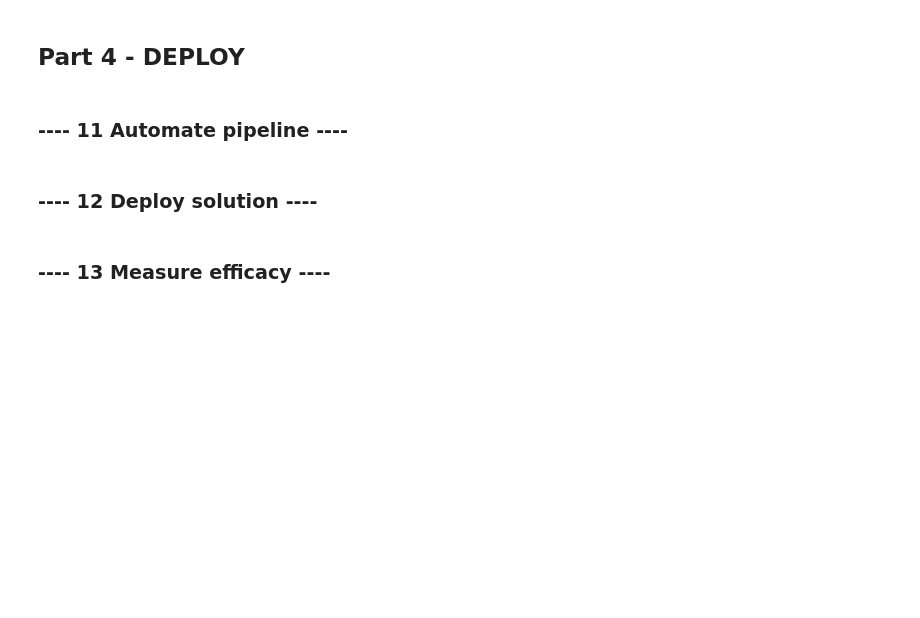
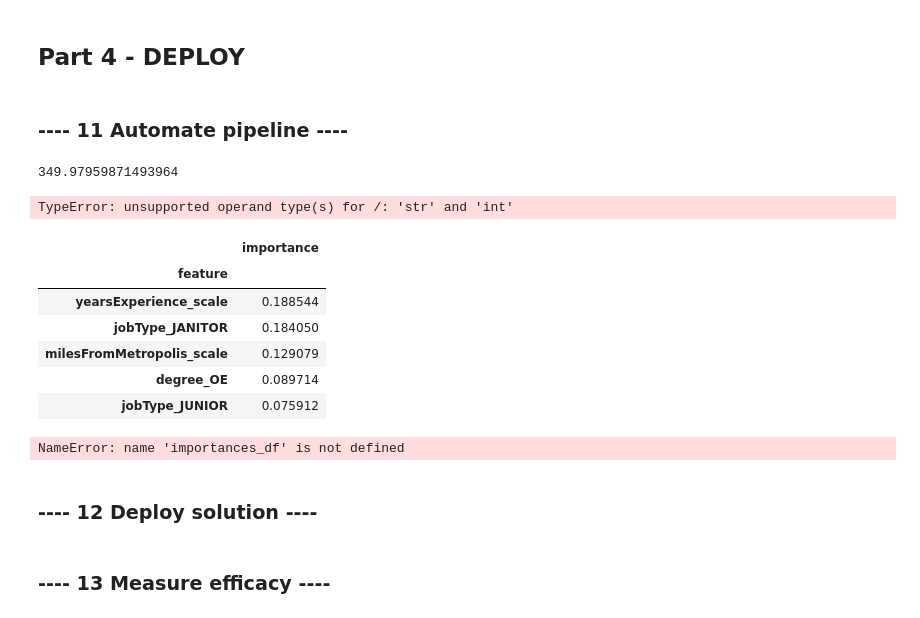
Before and after one commit to gaworecki5/salary_prediction_portfolio, a Jupyter notebook: salary_prediction_notebook.ipynb, the cells around one changed output. Saved outputs shown, nothing was run; the diff lists cells and outputs as text; code cells hidden in the pictures; blank space fills up the shorter version.

```diff
--- a/salary_prediction_notebook.ipynb
+++ b/salary_prediction_notebook.ipynb
@@ -579,0 +537,14 @@ metrics.SCORERS
+# %%
+# tune random forest regressor hyperparameters
+# max features - general rule = np.sqrt(features.shape[1])
+param_dist = {"n_estimators":sp_randint(60, 150),
+              "max_depth": sp_randint(3, 10),
+              "max_features": sp_randint(3, 20),
+              "min_samples_split": sp_randint(6, 20),}
+
+n_iter_search = 10
+random_search_rf = model_select.RandomizedSearchCV(model_rf, param_distributions=param_dist,
+                                n_jobs =1, verbose=5, n_iter=n_iter_search, cv=3, iid=True
+                                               ,scoring='neg_mean_squared_error')
+
+random_search_rf.fit(features, target)
@@ -583,0 +617,16 @@ metrics.SCORERS
+# %%
+# specify parameters and distributions to sample from
+param_dist = {"n_estimators":sp_randint(60, 150),
+              "max_depth": sp_randint(3, 10),
+              "max_features": sp_randint(3, 20),
+              "min_samples_split": sp_randint(6, 20),}
+
+# run randomized search
+n_iter_search = 20
+random_search_gbr = model_select.RandomizedSearchCV(model_gbr, param_distributions=param_dist,
+                                n_jobs =1, verbose=5, n_iter=n_iter_search, cv=3, iid=True
+                                               ,scoring='neg_mean_squared_error')
+
+start = time.time()
+random_search_gbr.fit(features, target)
+#print('RandomizeSearchCV took {} seconds to run for {} iterations'.format(time.time()-start, n_iter_search))
@@ -590,0 +698,27 @@ metrics.SCORERS
+# %%
+best_model = random_search_gbr.best_estimator_
+model_fit = best_model.fit(features, target)
+# %%
+metrics.mean_squared_error(model_fit.predict(features), target)
+# %% [output]
+349.97959871493964
+# %%
+importances = model_fit.feature_importances_
+df = pd.DataFrame({'feature':features.columns, 'importance':importances})
+df.sort_values(by='importance', ascending=False,inplace = True)
+df.set_index('feature', inplace=True, drop=True)
+
+sns.barplot(df.index);
+#df[0:20].plot.bar(figsize=(20,10))
+# %% [output]
+TypeError: unsupported operand type(s) for /: 'str' and 'int'
+# %%
+df.head()
+# %% [output]
+|  | importance |
+| feature |  |
+| yearsExperience_scale | 0.188544 |
+| jobType_JANITOR | 0.184050 |
+| milesFromMetropolis_scale | 0.129079 |
+| degree_OE | 0.089714 |
+| jobType_JUNIOR | 0.075912 |
@@ -590,0 +906,4 @@ metrics.SCORERS
+# %%
+sns.barplot(importances_df)
+# %% [output]
+NameError: name 'importances_df' is not defined
```
Also changed, not shown: parts of 76 cells of this notebook.
